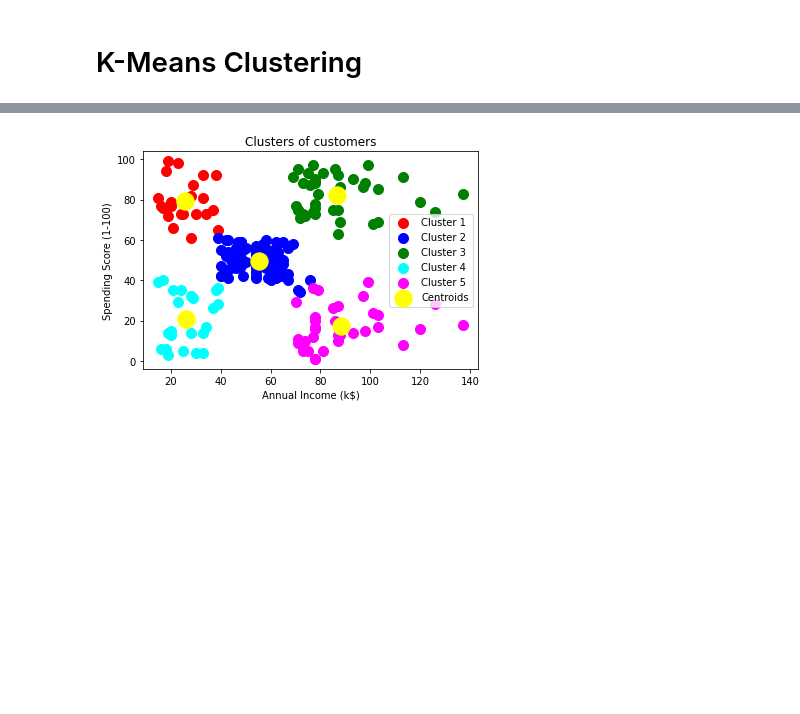
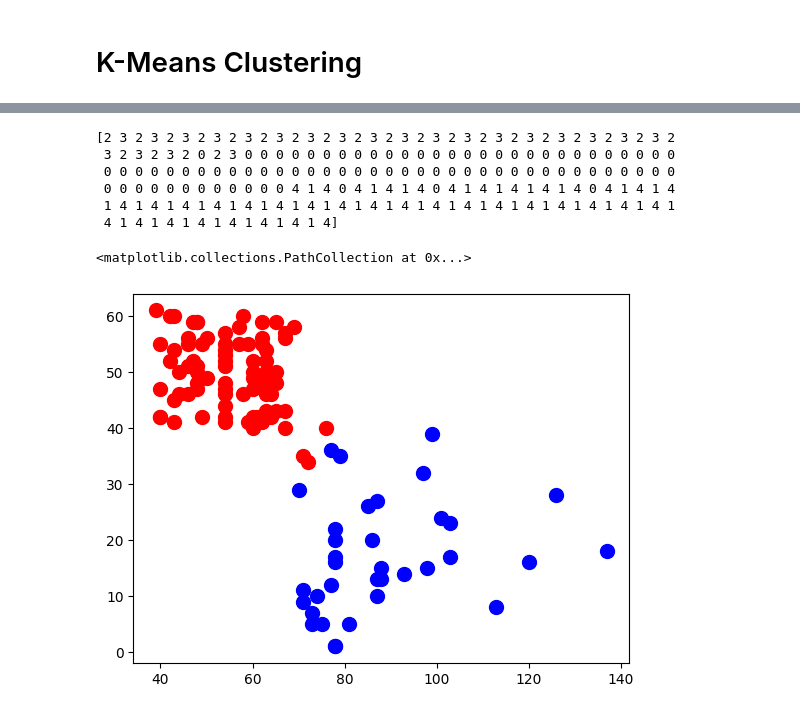
Before and after one commit to Mehshida/Mahshida, a Jupyter notebook: k_means_clustering.ipynb, the cells around one changed output, grey strips where cells are left out. Drawn from its saved outputs; the diff is of its cells as text; code cells hidden in the pictures; blank space fills up the shorter version.

```diff
--- a/k_means_clustering.ipynb
+++ b/k_means_clustering.ipynb
@@ -39,14 +29,15 @@ y_kmeans = kmeans.fit_predict(X)
-# %%
-plt.scatter(X[y_kmeans == 0, 0], X[y_kmeans == 0, 1], s = 100, c = 'red', label = 'Cluster 1')
-plt.scatter(X[y_kmeans == 1, 0], X[y_kmeans == 1, 1], s = 100, c = 'blue', label = 'Cluster 2')
-plt.scatter(X[y_kmeans == 2, 0], X[y_kmeans == 2, 1], s = 100, c = 'green', label = 'Cluster 3')
-plt.scatter(X[y_kmeans == 3, 0], X[y_kmeans == 3, 1], s = 100, c = 'cyan', label = 'Cluster 4')
-plt.scatter(X[y_kmeans == 4, 0], X[y_kmeans == 4, 1], s = 100, c = 'magenta', label = 'Cluster 5')
-plt.scatter(kmeans.cluster_centers_[:, 0], kmeans.cluster_centers_[:, 1], s = 300, c = 'yellow', label = 'Centroids')
-plt.title('Clusters of customers')
-plt.xlabel('Annual Income (k$)')
-plt.ylabel('Spending Score (1-100)')
-plt.legend()
-plt.show()
-# %% [output]
-[figure, removed]
+# %%
+print(y_kmeans)
+# %% [output]
+[2 3 2 3 2 3 2 3 2 3 2 3 2 3 2 3 2 3 2 3 2 3 2 3 2 3 2 3 2 3 2 3 2 3 2 3 2
+ 3 2 3 2 3 2 0 2 3 0 0 0 0 0 0 0 0 0 0 0 0 0 0 0 0 0 0 0 0 0 0 0 0 0 0 0 0
+ 0 0 0 0 0 0 0 0 0 0 0 0 0 0 0 0 0 0 0 0 0 0 0 0 0 0 0 0 0 0 0 0 0 0 0 0 0
+ 0 0 0 0 0 0 0 0 0 0 0 0 4 1 4 0 4 1 4 1 4 0 4 1 4 1 4 1 4 1 4 0 4 1 4 1 4
+ 1 4 1 4 1 4 1 4 1 4 1 4 1 4 1 4 1 4 1 4 1 4 1 4 1 4 1 4 1 4 1 4 1 4 1 4 1
+ 4 1 4 1 4 1 4 1 4 1 4 1 4 1 4]
+# %%
+plt.scatter(X[y_kmeans == 0, 0] , X[y_kmeans == 0, 1],s = 100, c ='red', label='cluster1')
+plt.scatter(X[y_kmeans == 1, 0] , X[y_kmeans == 1, 1],s = 100, c ='blue', label='cluster1')
+# %% [output]
+<matplotlib.collections.PathCollection at 0x...>
+[figure, added]
```
Also changed, not shown: parts of 10 cells of this notebook.
